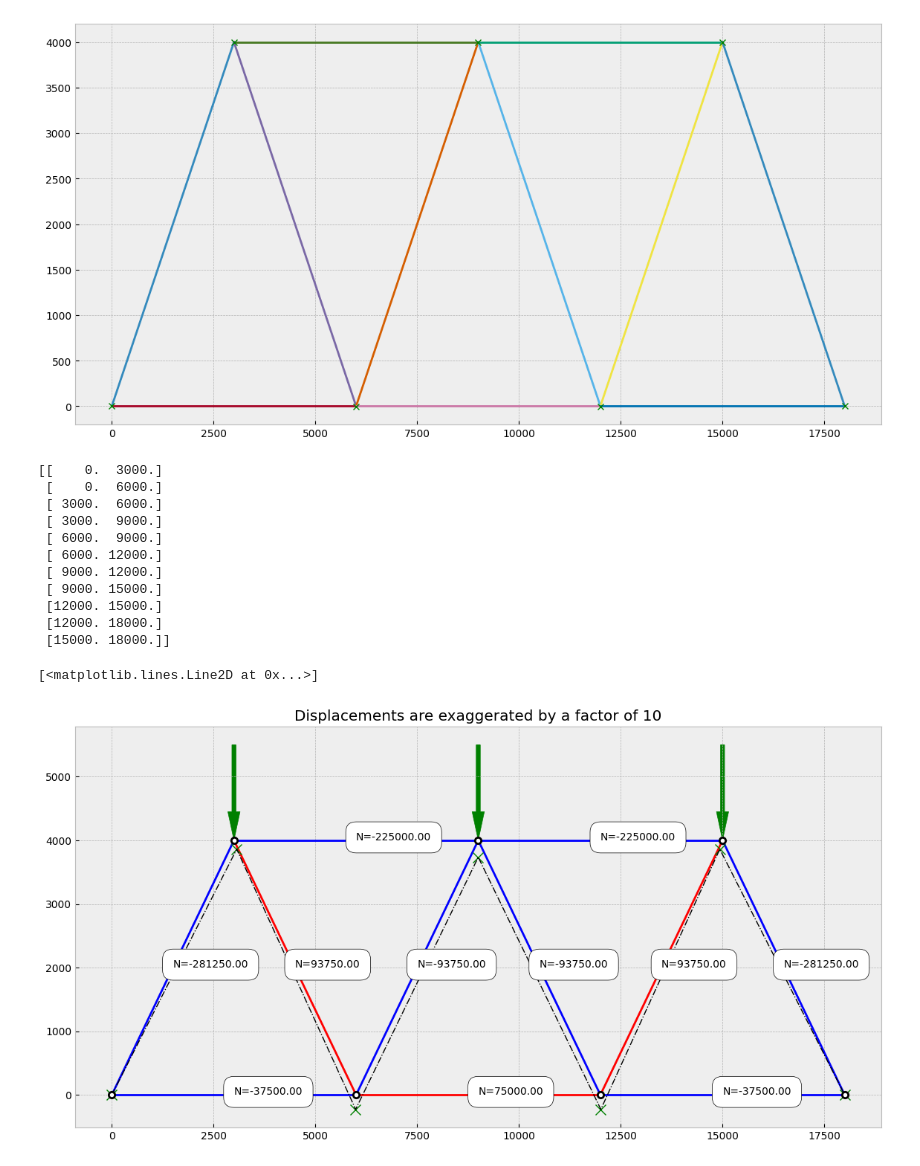
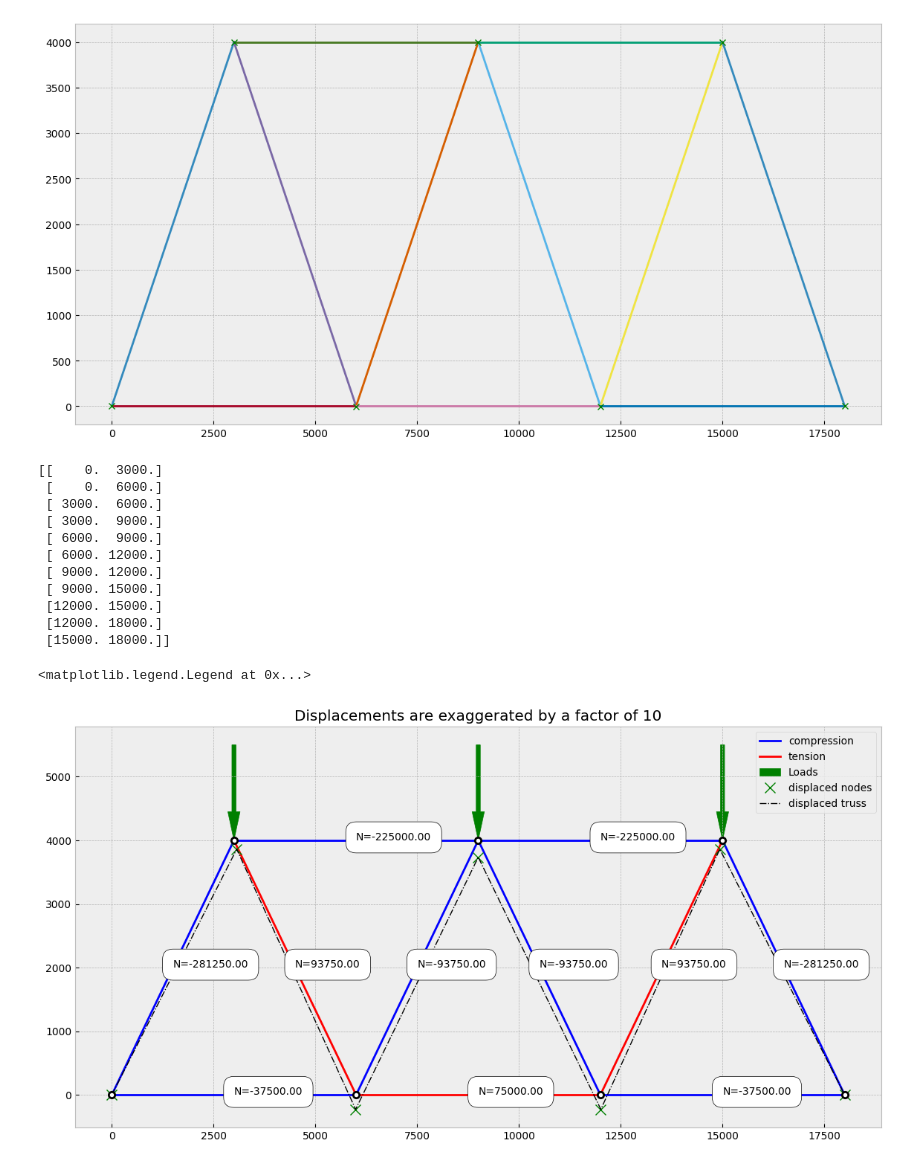
Before and after one commit to LaureToullier/Non-Linear-Analysis, a Jupyter notebook: ASSIGNMENT 1/NLA_Assignement1.ipynb, the cells around one changed output. Cells and saved outputs as stored; diff of their text form; code cells hidden in the pictures.

Commit message:
legend

```diff
--- a/ASSIGNMENT 1/NLA_Assignement1.ipynb
+++ b/ASSIGNMENT 1/NLA_Assignement1.ipynb
@@ -562,6 +562,8 @@ nodes_yy = np.array(nodes_yy)
 
 print(nodes_xx)
 
+compression_label=False
+tension_label=False
 for nx, ny, axload in zip(nodes_xx, nodes_yy, axial_load):
     plt.text(
         x=nx.mean(),
@@ -569,7 +571,15 @@ for nx, ny, axload in zip(nodes_xx, nodes_yy, axial_load):
         s=f"N={axload:.2f}",  # :.2f veut dire deux chiffres après la virgule
         bbox=dict(facecolor='white', edgecolor='black', boxstyle='round, pad=1') # optionnel, elève ça si tu veux
     )
-    plt.plot(nx, ny, color='red' if axload >0 else 'blue', linewidth=2)
+    if axload > 0:
+        color='red'
+        label='tension' if tension_label is False else None
+        tension_label=True
+    else:
+        color='blue'
+        label='compression' if compression_label is False else None
+        compression_label=True
+    plt.plot(nx, ny, color=color, linewidth=2, label=label)
     # arrow, deuxième treillis, couleur selon signe
     # color en hexdécimal ou
     # nom de la couleur, couleurs exitantes: https://matplotlib.org/stable/gallery/color/named_colors.html#css-colors
@@ -578,6 +588,7 @@ P[1]=[load*np.cos(np.radians(theta_P)),load*np.sin(np.radians(theta_P))]
 P[3]=[load*np.cos(np.radians(theta_P)),load*np.sin(np.radians(theta_P))]
 P[5]=[load*np.cos(np.radians(theta_P)),load*np.sin(np.radians(theta_P))]
 
+force_label = False
 for (nx, ny), (px, py) in zip(nodes, P):
     facteur = 0.01
     plt.arrow(
@@ -586,39 +597,43 @@ for (nx, ny), (px, py) in zip(nodes, P):
         dx=px*facteur,
         dy=py*facteur,
         color='green', width=100,
-        length_includes_head=True
+        length_includes_head=True,
+        label='Loads' if force_label is False else None
     )
+    force_label = True
 
 u_vec_array=u_vec.reshape((DDL,2))
 
 f = 100
 nodes_displ=nodes + u_vec_array * f
 
 nodes_displ_x=[]
 nodes_displ_y=[]
 
 for dispx, dispy in nodes_displ:
     f = 10
     nodes_displ_x.append(dispx)
     nodes_displ_y.append(dispy)
 
-plt.plot(nodes_displ_x,nodes_displ_y, 'x', markersize=10, label='displaced_truss', color='Green')
-plt.plot(nodes_displ_x, nodes_displ_y, '-.', color='k', linewidth=1)
+plt.plot(nodes_displ_x,nodes_displ_y, 'x', markersize=10, label='displaced nodes', color='Green')
+plt.plot(nodes_displ_x, nodes_displ_y, '-.', color='k', linewidth=1, label='displaced truss')
 plt.title(f"Displacements are exaggerated by a factor of {f:.0f}")
 
 # articulations
 plt.plot(*nodes.T, 'o', mfc='w', mew=2, mec='k')
+
+plt.legend()
 # %% [output]
 [[    0.  3000.]
  [    0.  6000.]
  [ 3000.  6000.]
  [ 3000.  9000.]
  [ 6000.  9000.]
  [ 6000. 12000.]
  [ 9000. 12000.]
  [ 9000. 15000.]
  [12000. 15000.]
  [12000. 18000.]
  [15000. 18000.]]
-[<matplotlib.lines.Line2D at 0x...>]
+<matplotlib.legend.Legend at 0x...>
-[figure, old version]
+[figure, new version]
```
